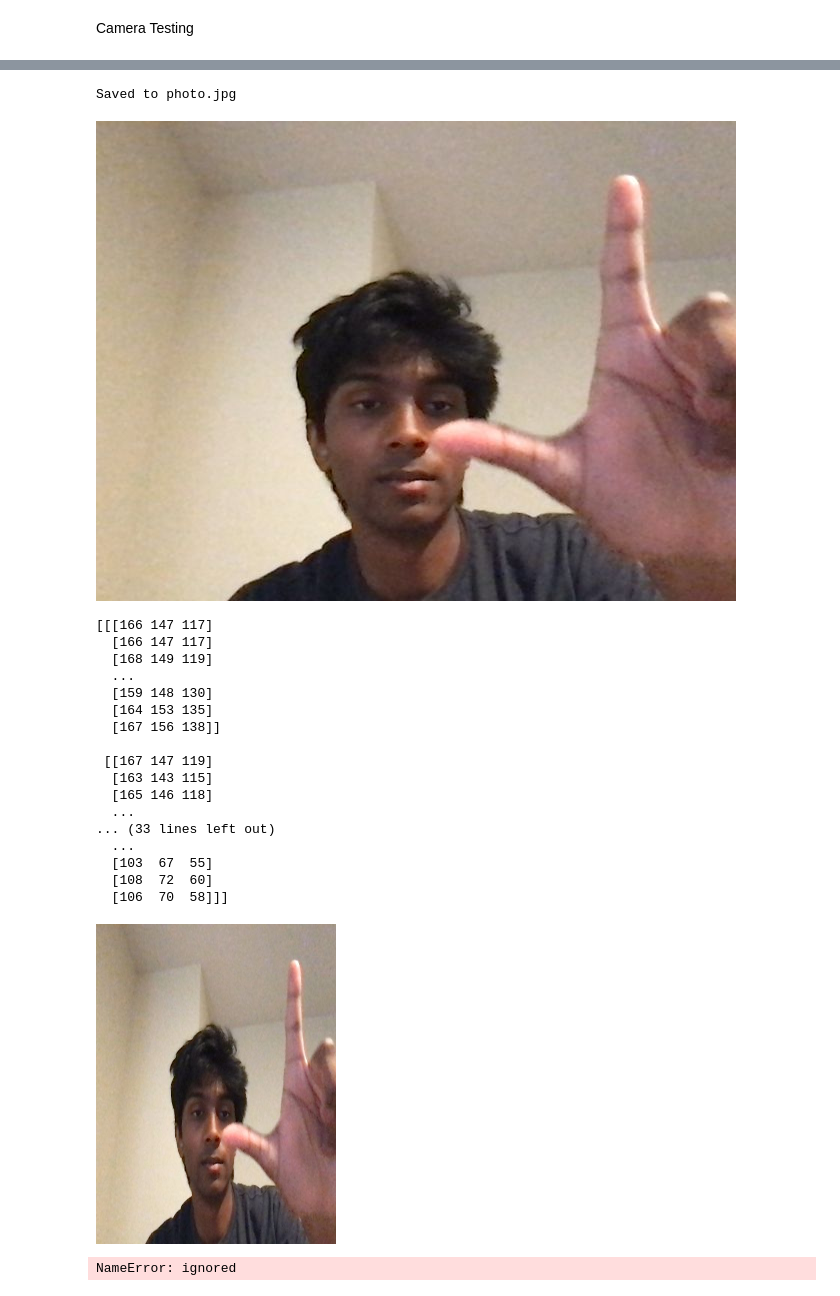
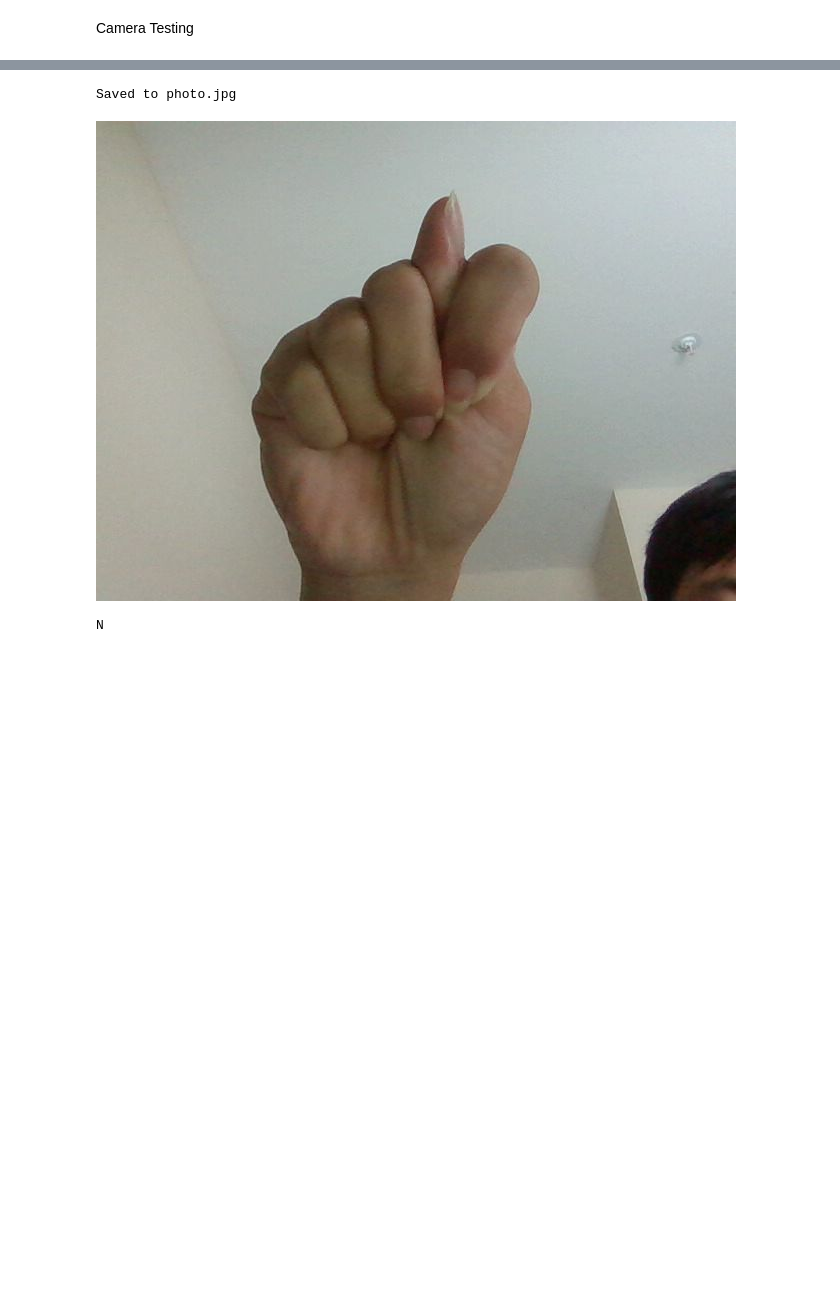
Before and after one commit to donggrant/sign-language-interface, a Jupyter notebook: transfer_learning.ipynb, the cells around one changed output, grey strips where cells are left out. Saved outputs shown, nothing was run; the diff lists cells and outputs as text; code cells hidden in the pictures; blank space fills up the shorter version.

```diff
--- a/transfer_learning.ipynb
+++ b/transfer_learning.ipynb
@@ -64,0 +86,18 @@ len(X), len(y)
+# %%
+def augment(image, lab):
+  image = tf.image.random_brightness(image, max_delta=0.2)
+  image = tf.image.random_contrast(image, 0.5, 1)
+  return (image, lab)
+
+tup_list = list(
+    map(
+        lambda tup: [augment(tup[0], tup[1]) for i in range(3)] + [tup],
+        zip(X, y)
+        )
+    )
+# %%
+images, lables = list(zip(*[item for perms in tup_list for item in perms]))
+X = np.asarray(images)
+y = np.asarray(lables)
+print(y[-1])
+plt.imshow(X[-1])
@@ -102,8 +145,8 @@ X_train = X_train.astype('float32')/255.0
 X_test = X_test.astype('float32')/255.0
 X_eval = X_eval.astype('float32')/255.0
 # %%
-image_height = 240
-image_width = 320
+image_height = 128
+image_width = 128
 
 #Initialising vgg16
 classifier_vgg16 = VGG16(input_shape= (image_height,image_width,3),include_top=False,weights='imagenet')
@@ -147,5 +183,5 @@ model2.compile(optimizer='adam', loss='categorical_crossentropy', metrics=['accu
 #fit the model
 #it will take some time to train
 #vgg16
-history = model.fit(X_train, y_train, epochs =60, batch_size = 64,validation_data=(X_test,y_test))
+history = model.fit(X_train, y_train, epochs =10, batch_size = 64,validation_data=(X_test,y_test))
 # %% [output]
@@ -218,53 +272,31 @@ def take_photo(filename='photo.jpg', quality=0.8):
 # %%
 import numpy as np
 import cv2
 from IPython.display import Image
 from keras.preprocessing.image import img_to_array, load_img
 
 try:
   filename = take_photo()
   print('Saved to {}'.format(filename))
 
   # Show the image which was just taken.
   display(Image(filename))
 except Exception as err:
   # Errors will be thrown if the user does not have a webcam or if they do not
   # grant the page permission to access it.
   print(str(err))
 
 from PIL import Image
 # Preprocess image for model
 img = Image.open(filename)
 img = np.asarray(img)
-# img = load_img(filename)
-# img = img_to_array(img)
-img = cv2.resize(img,(240,320))
-print(img)
-display(Image.fromarray(img, 'RGB'))
-img = img.reshape(1,240,320,3)
+img = cv2.resize(img,(128,128))
+img = img.reshape(1, 128, 128,3)
 output = model.predict(img)[0]
 sign = class_names[np.argmax(output)]
 print(sign, end="")
 # %% [output]
 [interactive output not drawn]
 Saved to photo.jpg
-[figure, old version]
+[figure, new version]
-[[[166 147 117]
-  [166 147 117]
-  [168 149 119]
-  ...
-  [159 148 130]
-  [164 153 135]
-  [167 156 138]]
-
- [[167 147 119]
-  [163 143 115]
-  [165 146 118]
-  ...
-... (33 lines left out)
-  ...
-  [103  67  55]
-  [108  72  60]
-  [106  70  58]]]
+N
-[figure, removed]
-NameError: ignored
```
Also changed, not shown: parts of 16 cells of this notebook.
